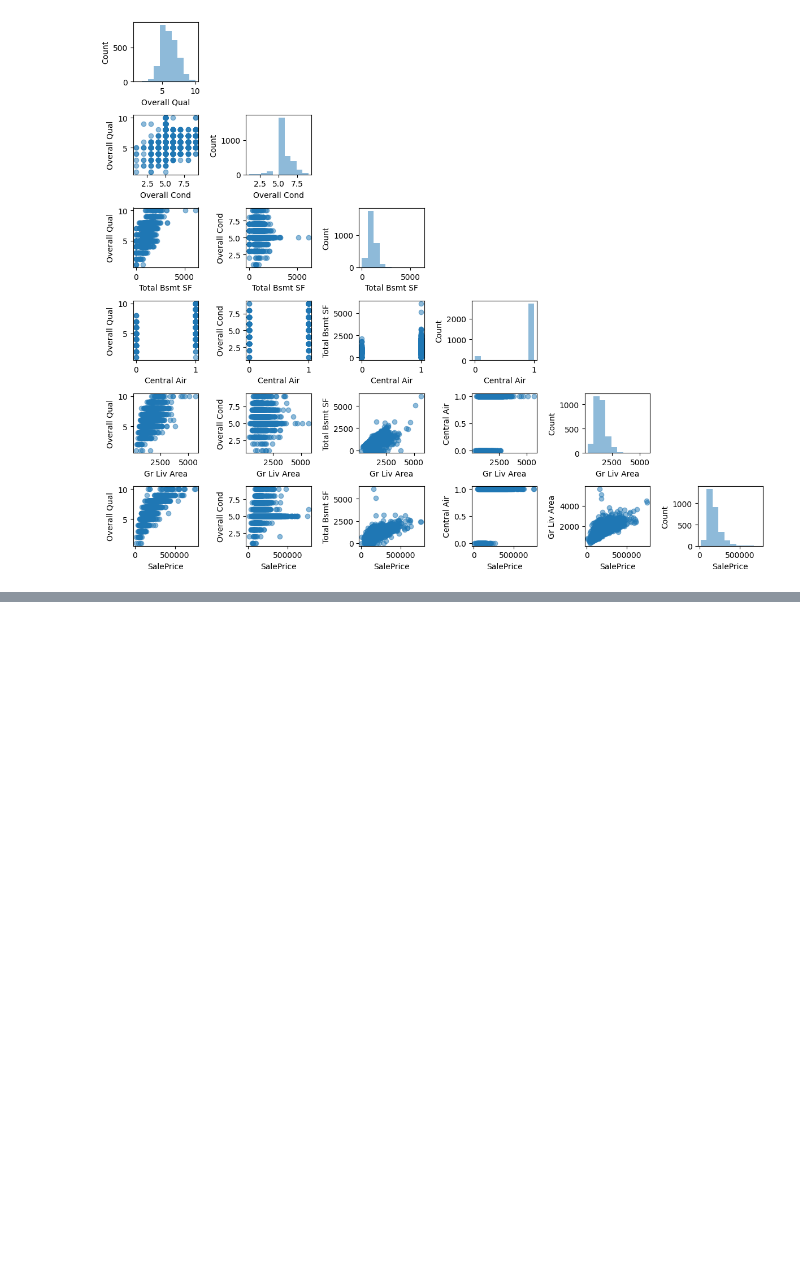
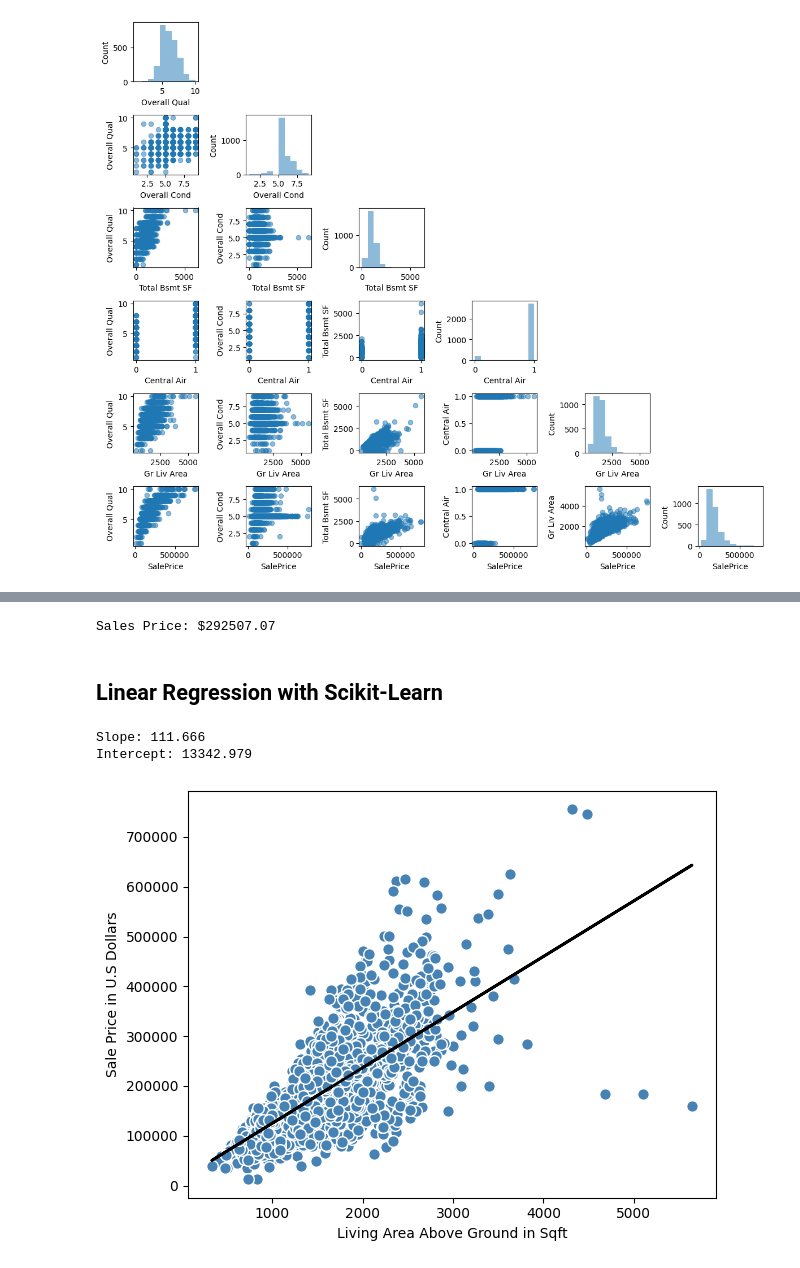
Before and after one commit to Jstafford98/Machine-Learning-with-PyTorch-and-Scikit-Learn, a Jupyter notebook: src/Chapter9.ipynb, the cells around one changed output, grey strips where cells are left out. Drawn from its saved outputs; the diff is of its cells as text; code cells hidden in the pictures; blank space fills up the shorter version.

```diff
--- a/src/Chapter9.ipynb
+++ b/src/Chapter9.ipynb
@@ -44,0 +144,28 @@ plt.tight_layout()
+# %%
+feature_std = sc_x.transform(np.array([[2500]]))
+target_std = lr.predict(feature_std)
+target_reverted = sc_y.inverse_transform(target_std.reshape(-1, 1))
+print(f'Sales Price: ${target_reverted.flatten()[0]:.2f}')
+# %% [output]
+Sales Price: $292507.07
+# %% [markdown]
+## Linear Regression with Scikit-Learn
+# %%
+from sklearn.linear_model import LinearRegression
+
+slr = LinearRegression()
+slr.fit(X, y)
+
+y_pred = slr.predict(X)
+
+print(f'Slope: {slr.coef_[0]:.3f}')
+print(f'Intercept: {slr.intercept_:.3f}')
+
+lin_regplot(X, y, slr)
+plt.xlabel("Living Area Above Ground in Sqft")
+plt.ylabel("Sale Price in U.S Dollars")
+plt.tight_layout()
+# %% [output]
+Slope: 111.666
+Intercept: 13342.979
+[figure, added]
```
Also changed, not shown: parts of 15 cells of this notebook.
